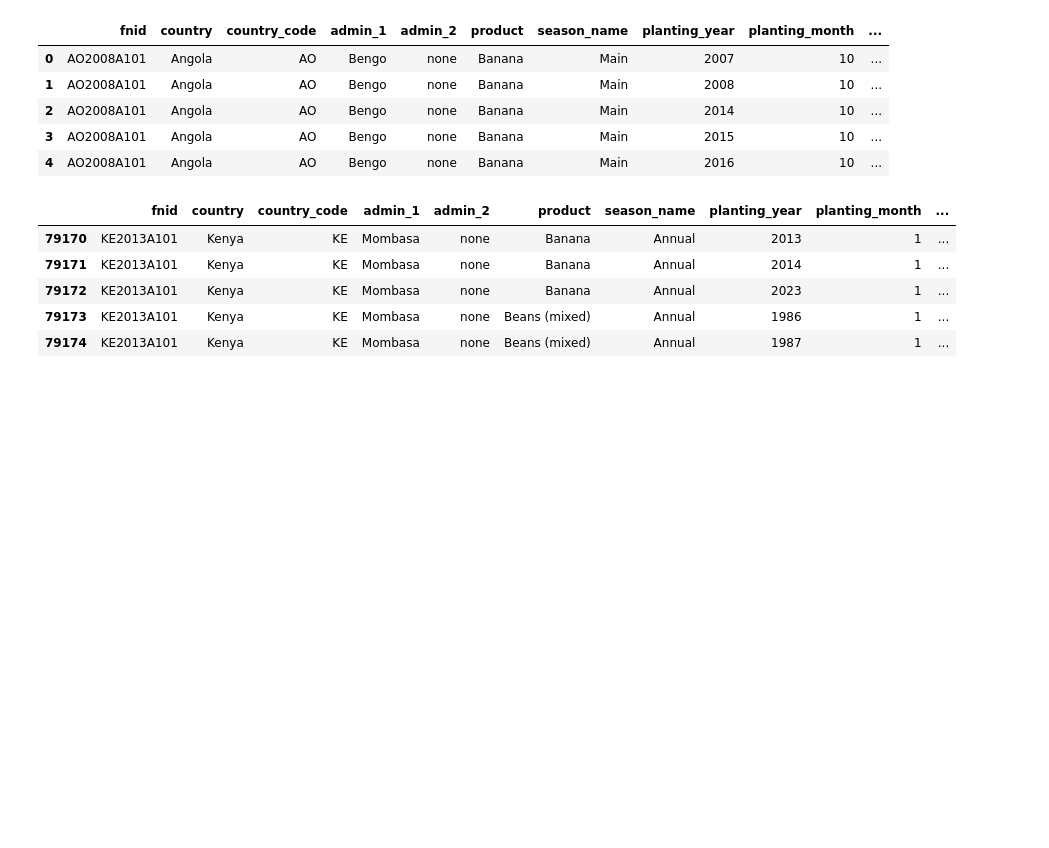
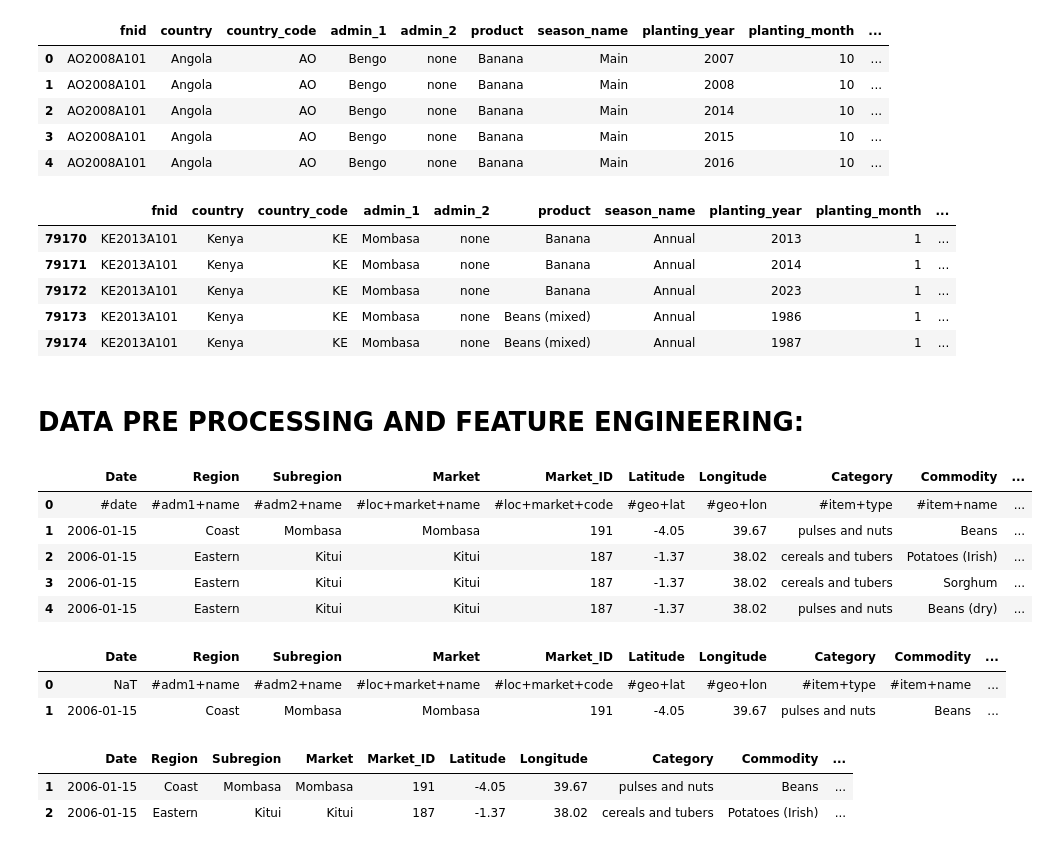
Before and after one commit to BrianRono7/Capstone-project, a Jupyter notebook: CapstoneEDA.ipynb, the cells around one changed output. Cells and saved outputs as stored; diff of their text form; code cells hidden in the pictures; blank space fills up the shorter version.

Commit message:
dat celanting foodprie data

```diff
--- a/CapstoneEDA.ipynb
+++ b/CapstoneEDA.ipynb
@@ -175,3 +176,51 @@ Kenya_crop_yeilds.head()
 | 79172 | KE2013A101 | Kenya | KE | Mombasa | none | Banana | Annual | 2023 | 1 | ... |
 | 79173 | KE2013A101 | Kenya | KE | Mombasa | none | Beans (mixed) | Annual | 1986 | 1 | ... |
 | 79174 | KE2013A101 | Kenya | KE | Mombasa | none | Beans (mixed) | Annual | 1987 | 1 | ... |
+# %% [markdown]
+#  **DATA PRE PROCESSING AND FEATURE ENGINEERING**:
+# %%
+#renaming columns in food price data:
+foodprices=foodprices.rename(columns={"date": "Date",
+    "admin1": "Region",
+    "admin2": "Subregion",
+    "market": "Market",
+    "market_id": "Market_ID",
+    "latitude": "Latitude",
+    "longitude": "Longitude",
+    "category": "Category",
+    "commodity": "Commodity",
+    "commodity_id": "Commodity_ID",
+    "unit": "Unit",
+    "priceflag": "Price_Flag",
+    "pricetype": "Price_Type",
+    "currency": "Currency",
+    "price": "Price_KES",
+    "usdprice": "Price_USD"
+})
+foodprices.head()
+# %% [output]
+|  | Date | Region | Subregion | Market | Market_ID | Latitude | Longitude | Category | Commodity | ... |
+| 0 | #date | #adm1+name | #adm2+name | #loc+market+name | #loc+market+code | #geo+lat | #geo+lon | #item+type | #item+name | ... |
+| 1 | 2006-01-15 | Coast | Mombasa | Mombasa | 191 | -4.05 | 39.67 | pulses and nuts | Beans | ... |
+| 2 | 2006-01-15 | Eastern | Kitui | Kitui | 187 | -1.37 | 38.02 | cereals and tubers | Potatoes (Irish) | ... |
+| 3 | 2006-01-15 | Eastern | Kitui | Kitui | 187 | -1.37 | 38.02 | cereals and tubers | Sorghum | ... |
+| 4 | 2006-01-15 | Eastern | Kitui | Kitui | 187 | -1.37 | 38.02 | pulses and nuts | Beans (dry) | ... |
+# %%
+# converting foodprices prices to float:
+foodprices['Price_USD']=pd.to_numeric(foodprices['Price_USD'],errors='coerce')
+foodprices['Price_KES']=pd.to_numeric(foodprices['Price_KES'],errors='coerce')
+#changeing date to date format
+foodprices['Date']=pd.to_datetime(foodprices['Date'],format='%Y-%m-%d',errors='coerce')
+foodprices.head(2)
+# %% [output]
+|  | Date | Region | Subregion | Market | Market_ID | Latitude | Longitude | Category | Commodity | ... |
+| 0 | NaT | #adm1+name | #adm2+name | #loc+market+name | #loc+market+code | #geo+lat | #geo+lon | #item+type | #item+name | ... |
+| 1 | 2006-01-15 | Coast | Mombasa | Mombasa | 191 | -4.05 | 39.67 | pulses and nuts | Beans | ... |
+# %%
+#removing rows in food price with misisng criticla values:
+foodprices.dropna(subset=['Commodity','Price_KES','Date','Market'],inplace=True)
+foodprices.head(2)
+# %% [output]
+|  | Date | Region | Subregion | Market | Market_ID | Latitude | Longitude | Category | Commodity | ... |
+| 1 | 2006-01-15 | Coast | Mombasa | Mombasa | 191 | -4.05 | 39.67 | pulses and nuts | Beans | ... |
+| 2 | 2006-01-15 | Eastern | Kitui | Kitui | 187 | -1.37 | 38.02 | cereals and tubers | Potatoes (Irish) | ... |
```
Also changed, not shown: parts of 19 cells of this notebook.
